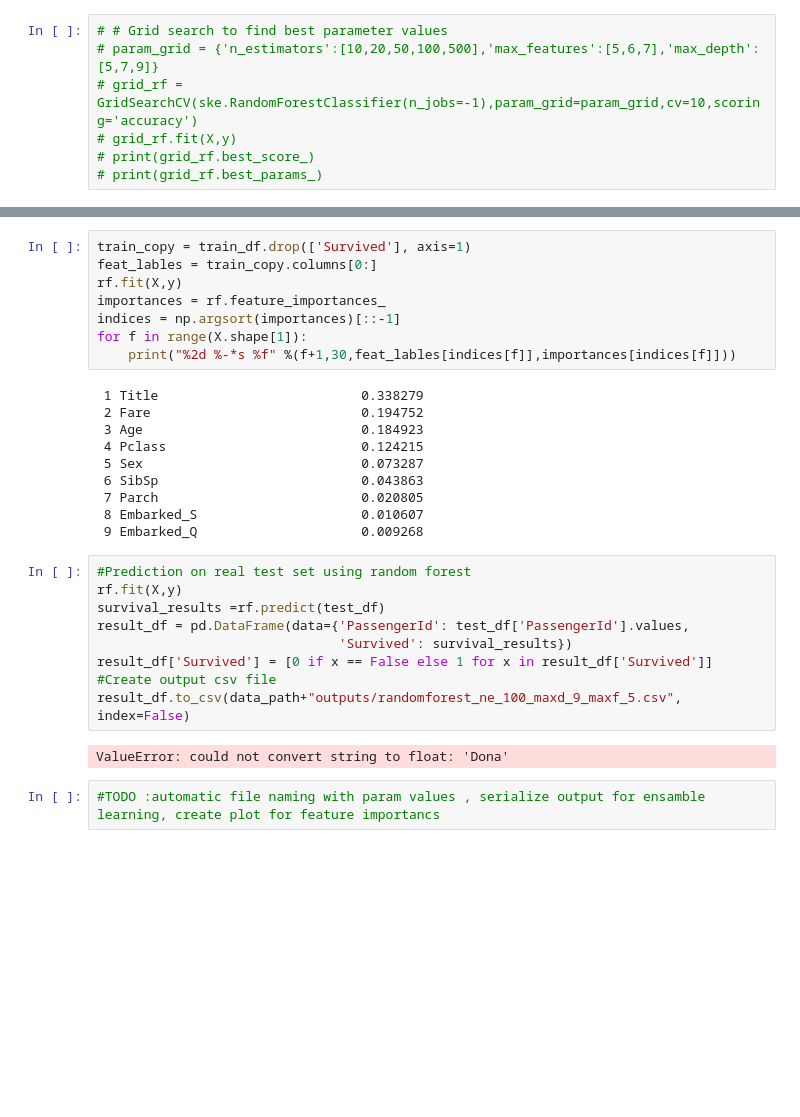
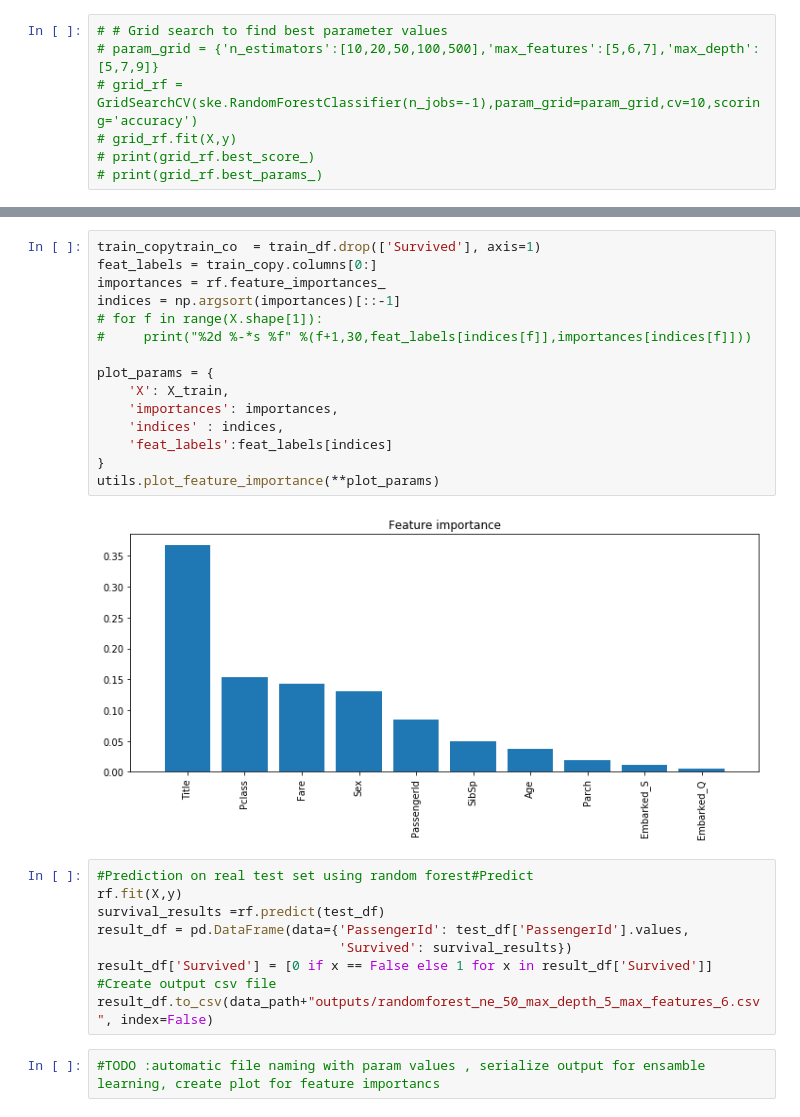
Before and after one commit to yangvnks/titanic-classification, a Jupyter notebook: random-forest.ipynb, the cells around one changed output, grey strips where cells are left out. Cells and saved outputs as stored; diff of their text form; blank space fills up the shorter version.

Commit message:
RF , Utils merged

```diff
--- a/random-forest.ipynb
+++ b/random-forest.ipynb
@@ -93,31 +98,28 @@ utils.plot_cv_parameters(**plot_params,
 # %%
-train_copy = train_df.drop(['Survived'], axis=1)
-feat_lables = train_copy.columns[0:]
-rf.fit(X,y)
+train_copytrain_co  = train_df.drop(['Survived'], axis=1)
+feat_labels = train_copy.columns[0:]
 importances = rf.feature_importances_
 indices = np.argsort(importances)[::-1]
-for f in range(X.shape[1]):
-    print("%2d %-*s %f" %(f+1,30,feat_lables[indices[f]],importances[indices[f]]))
+# for f in range(X.shape[1]):
+#     print("%2d %-*s %f" %(f+1,30,feat_labels[indices[f]],importances[indices[f]]))
+
+plot_params = {
+    'X': X_train,
+    'importances': importances,
+    'indices' : indices,
+    'feat_labels':feat_labels[indices]
+}
+utils.plot_feature_importance(**plot_params)
 # %% [output]
- 1 Title                          0.338279
- 2 Fare                           0.194752
- 3 Age                            0.184923
- 4 Pclass                         0.124215
- 5 Sex                            0.073287
- 6 SibSp                          0.043863
- 7 Parch                          0.020805
- 8 Embarked_S                     0.010607
- 9 Embarked_Q                     0.009268
+[figure, added]
 # %%
-#Prediction on real test set using random forest
+#Prediction on real test set using random forest#Predict
 rf.fit(X,y)
 survival_results =rf.predict(test_df)
 result_df = pd.DataFrame(data={'PassengerId': test_df['PassengerId'].values,
                                'Survived': survival_results})
 result_df['Survived'] = [0 if x == False else 1 for x in result_df['Survived']]
 #Create output csv file
-result_df.to_csv(data_path+"outputs/randomforest_ne_100_maxd_9_maxf_5.csv", index=False)
+result_df.to_csv(data_path+"outputs/randomforest_ne_50_max_depth_5_max_features_6.csv", index=False)
-# %% [output]
-ValueError: could not convert string to float: 'Dona'
 # %%
 #TODO :automatic file naming with param values , serialize output for ensamble learning, create plot for feature importancs
```
Also changed, not shown: parts of 3 cells of this notebook, 2 other files.
